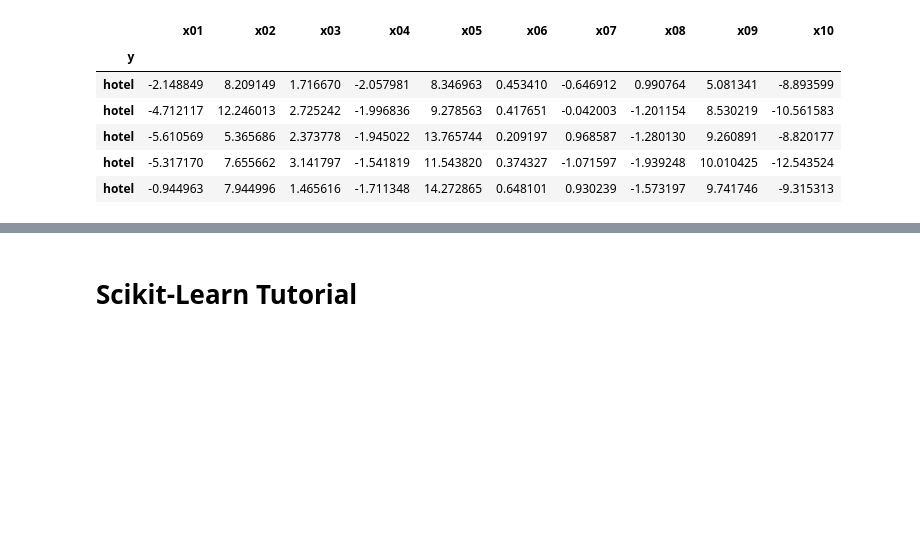
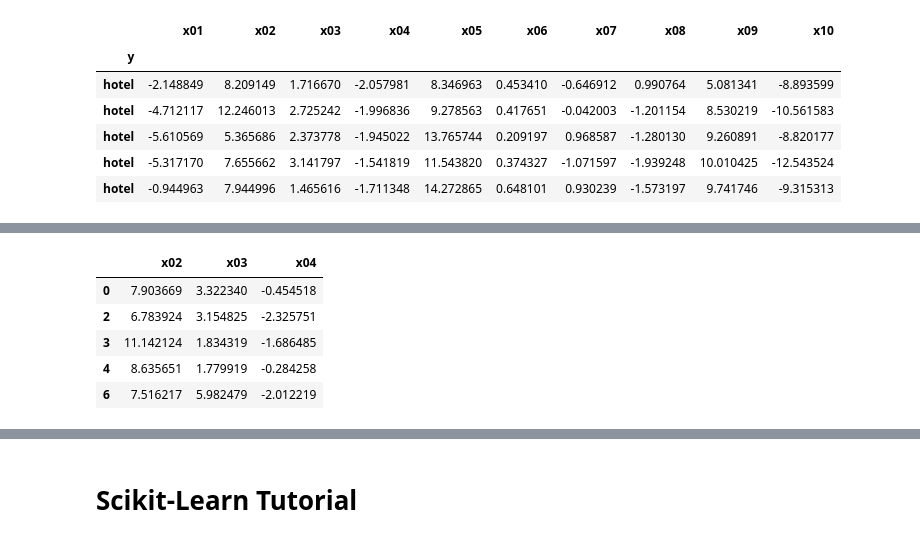
Before and after one commit to szorowi1/qmss2017, a Jupyter notebook: module3/module3_demo.ipynb, the cells around one changed output, grey strips where cells are left out. Saved outputs shown, nothing was run; the diff lists cells and outputs as text; code cells hidden in the pictures; blank space fills up the shorter version.

```diff
--- a/module3/module3_demo.ipynb
+++ b/module3/module3_demo.ipynb
@@ -84,0 +105,15 @@ data.loc['hotel'].head(5)
+# %%
+from dplython import DplyFrame, X, select, sift, head, mutate, group_by, summarize
+
+## Convert DataFrame to DplyFrame
+data_dply = DplyFrame(data.reset_index())
+
+## Example with sift, select, and head.
+data_dply >> sift( X.x01 < -5 ) >> select( X.x02, X.x03, X.x04 ) >> head(5)
+# %% [output]
+|  | x02 | x03 | x04 |
+| 0 | 7.903669 | 3.322340 | -0.454518 |
+| 2 | 6.783924 | 3.154825 | -2.325751 |
+| 3 | 11.142124 | 1.834319 | -1.686485 |
+| 4 | 8.635651 | 1.779919 | -0.284258 |
+| 6 | 7.516217 | 5.982479 | -2.012219 |
```
Also changed, not shown: parts of 32 cells of this notebook.
